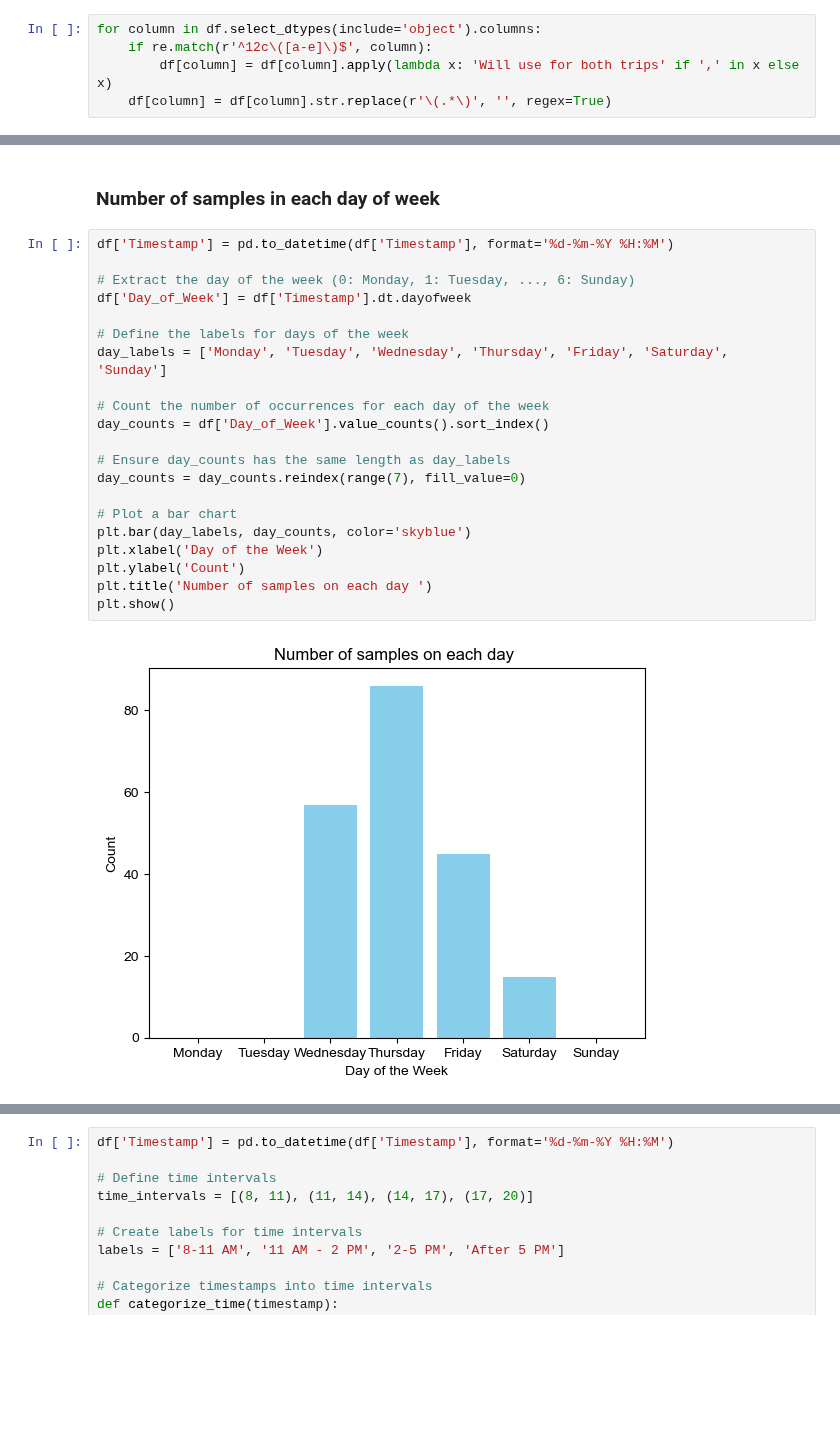
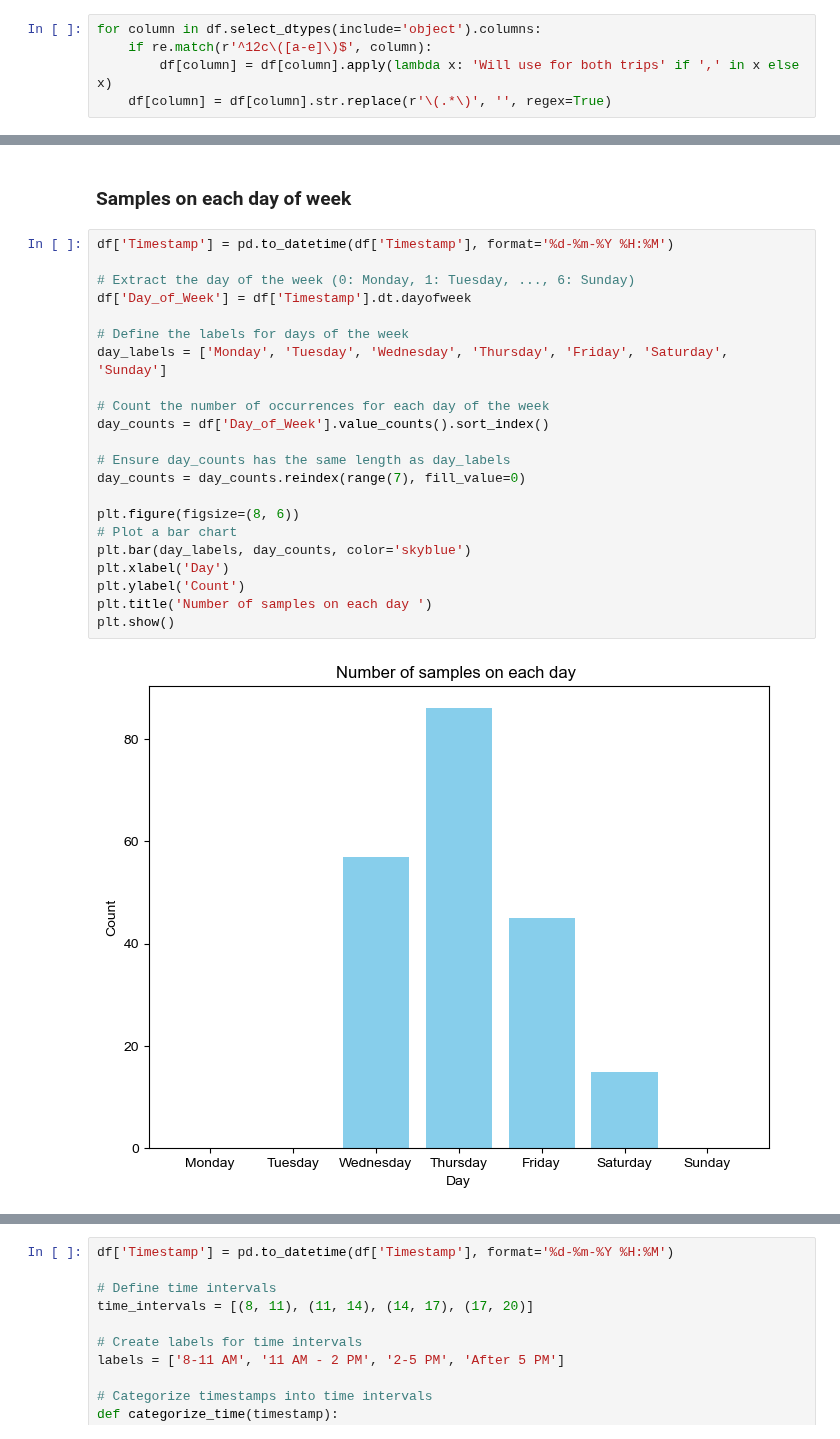
Before and after one commit to Gavaskar24/Metro, a Jupyter notebook: notebook/metro2.ipynb, the cells around one changed output, grey strips where cells are left out. Drawn from its saved outputs; the diff is of its cells as text; blank space fills up the shorter version.

```diff
--- a/notebook/metro2.ipynb
+++ b/notebook/metro2.ipynb
@@ -35,25 +31,26 @@ print(df['1'].unique(),df.shape[0])
 # %% [markdown]
-### Number of samples in each day of week
+### Samples on each day of week
 # %%
 df['Timestamp'] = pd.to_datetime(df['Timestamp'], format='%d-%m-%Y %H:%M')
 
 # Extract the day of the week (0: Monday, 1: Tuesday, ..., 6: Sunday)
 df['Day_of_Week'] = df['Timestamp'].dt.dayofweek
 
 # Define the labels for days of the week
 day_labels = ['Monday', 'Tuesday', 'Wednesday', 'Thursday', 'Friday', 'Saturday', 'Sunday']
 
 # Count the number of occurrences for each day of the week
 day_counts = df['Day_of_Week'].value_counts().sort_index()
 
 # Ensure day_counts has the same length as day_labels
 day_counts = day_counts.reindex(range(7), fill_value=0)
 
+plt.figure(figsize=(8, 6))
 # Plot a bar chart
 plt.bar(day_labels, day_counts, color='skyblue')
-plt.xlabel('Day of the Week')
+plt.xlabel('Day')
 plt.ylabel('Count')
 plt.title('Number of samples on each day ')
 plt.show()
 # %% [output]
-[figure, old version]
+[figure, new version]
```
Also changed, not shown: parts of 40 cells of this notebook, 3 other files.
